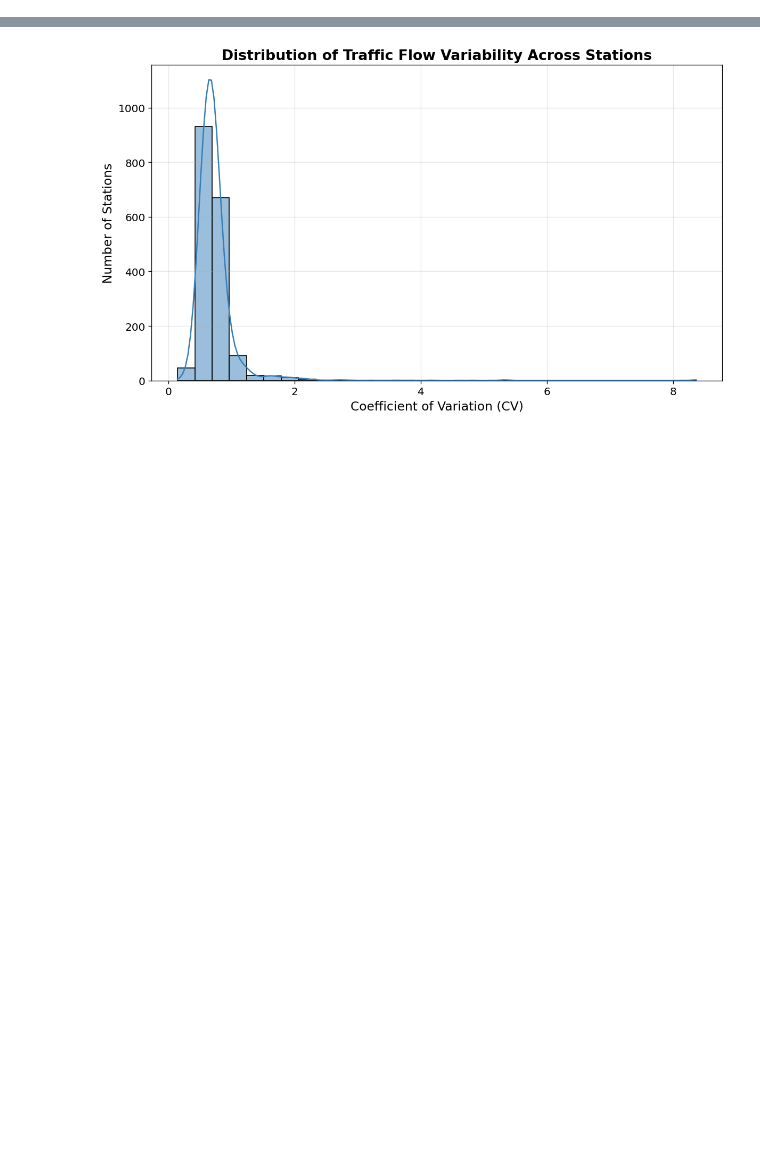
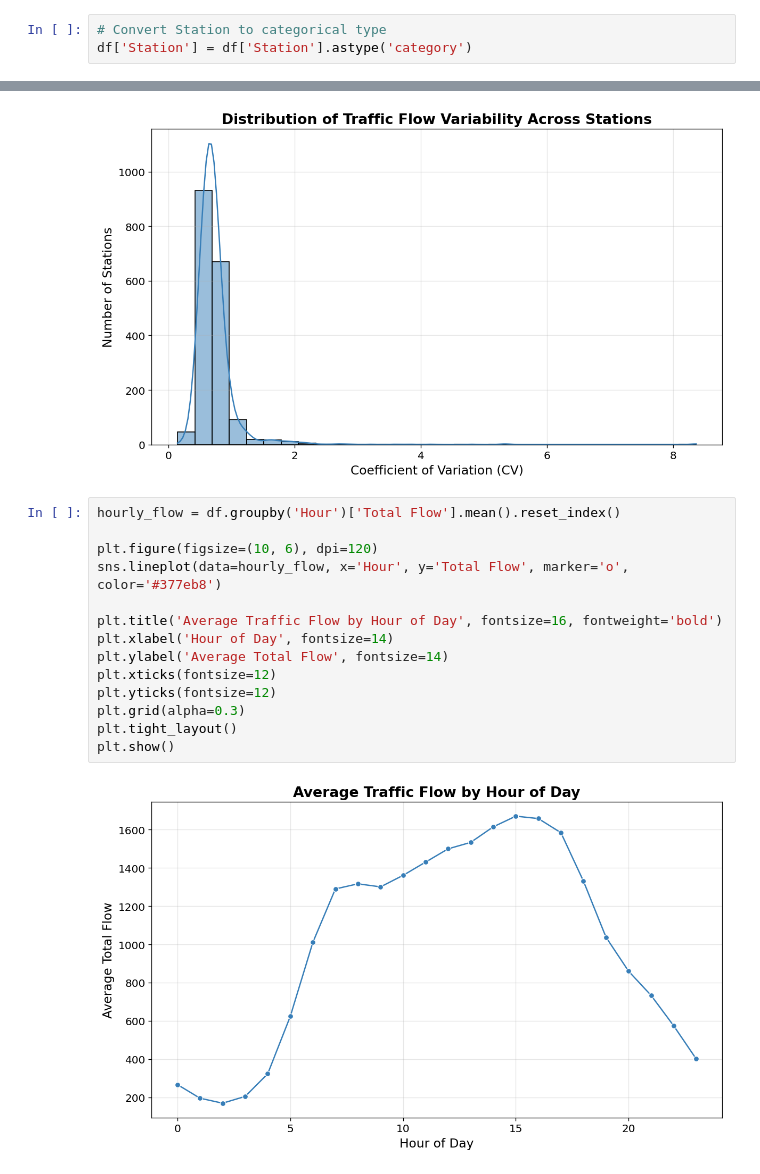
Before and after one commit to RichelCode/EV-Charging-Analysis, a Jupyter notebook: Model Comparisons.ipynb, the cells around one changed output, grey strips where cells are left out. Cells and saved outputs as stored; diff of their text form; blank space fills up the shorter version.

```diff
--- a/Model Comparisons.ipynb
+++ b/Model Comparisons.ipynb
@@ -238,6 +239,9 @@ df.reset_index().duplicated(subset=['Timestamp', 'Station']).sum()
 df['Timestamp'] = pd.to_datetime(df['Timestamp'])
 df.set_index('Timestamp', inplace=True)
 df.sort_index(inplace=True)
+# %%
+# Convert Station to categorical type
+df['Station'] = df['Station'].astype('category')
 # %%
 df.head()
 # %% [output]
@@ -342,3 +347,19 @@ plt.tight_layout()
 plt.show()
 # %% [output]
 [figure]
+# %%
+hourly_flow = df.groupby('Hour')['Total Flow'].mean().reset_index()
+
+plt.figure(figsize=(10, 6), dpi=120)
+sns.lineplot(data=hourly_flow, x='Hour', y='Total Flow', marker='o', color='#377eb8')
+
+plt.title('Average Traffic Flow by Hour of Day', fontsize=16, fontweight='bold')
+plt.xlabel('Hour of Day', fontsize=14)
+plt.ylabel('Average Total Flow', fontsize=14)
+plt.xticks(fontsize=12)
+plt.yticks(fontsize=12)
+plt.grid(alpha=0.3)
+plt.tight_layout()
+plt.show()
+# %% [output]
+[figure, added]
```
Also changed, not shown: parts of 9 cells of this notebook.
